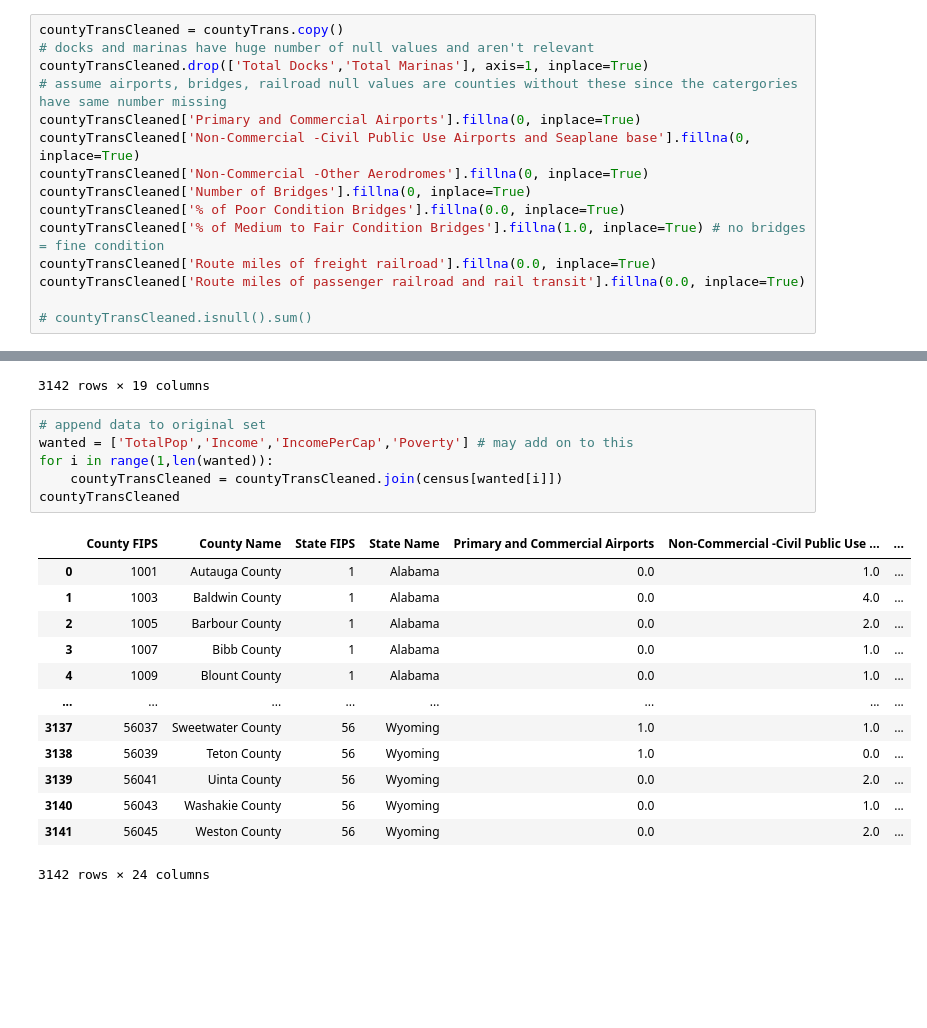
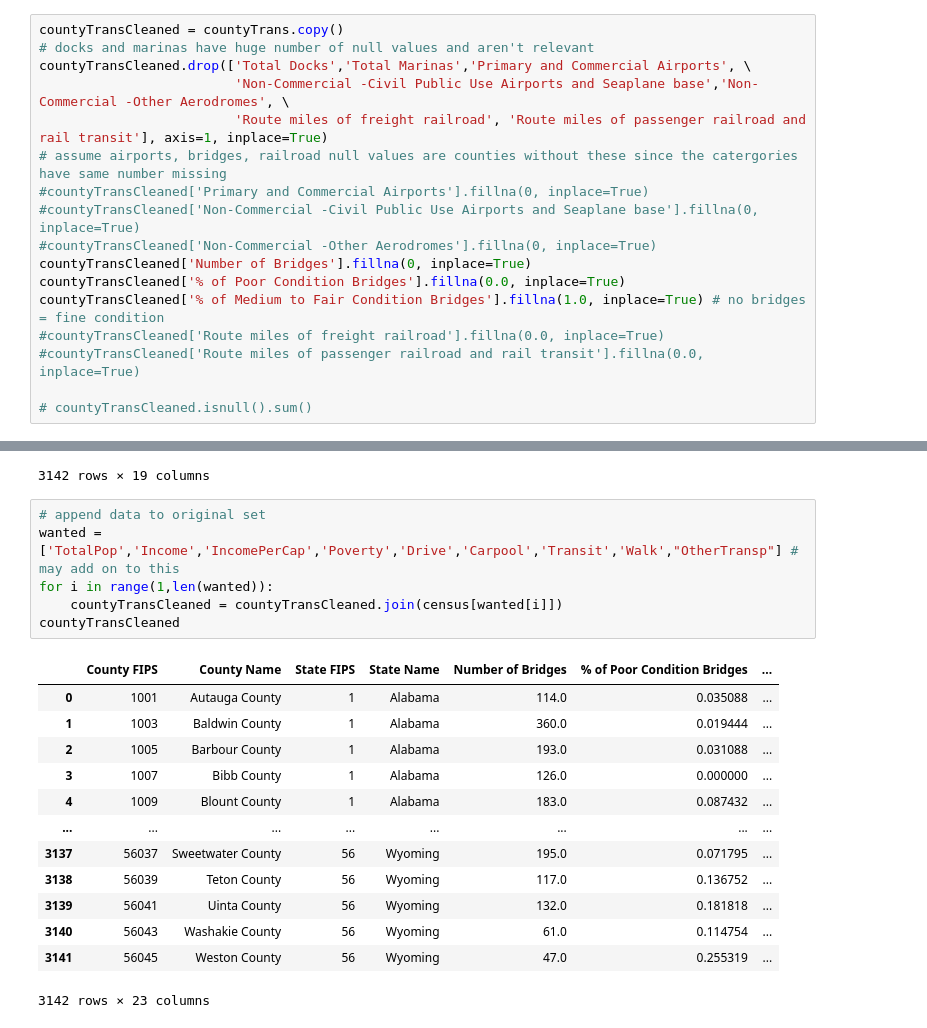
Before and after one commit to c-biancone/ISCH-370_Project, a Jupyter notebook: ISCH370_Group2.ipynb, the cells around one changed output, grey strips where cells are left out. Saved outputs shown, nothing was run; the diff lists cells and outputs as text; blank space fills up the shorter version.

```diff
--- a/ISCH370_Group2.ipynb
+++ b/ISCH370_Group2.ipynb
@@ -45,16 +65,18 @@ dtype: int64
 # %%
 countyTransCleaned = countyTrans.copy()
 # docks and marinas have huge number of null values and aren't relevant
-countyTransCleaned.drop(['Total Docks','Total Marinas'], axis=1, inplace=True)
+countyTransCleaned.drop(['Total Docks','Total Marinas','Primary and Commercial Airports', \
+                         'Non-Commercial -Civil Public Use Airports and Seaplane base','Non-Commercial -Other Aerodromes', \
+                         'Route miles of freight railroad', 'Route miles of passenger railroad and rail transit'], axis=1, inplace=True)
 # assume airports, bridges, railroad null values are counties without these since the catergories have same number missing
-countyTransCleaned['Primary and Commercial Airports'].fillna(0, inplace=True)
-countyTransCleaned['Non-Commercial -Civil Public Use Airports and Seaplane base'].fillna(0, inplace=True)
-countyTransCleaned['Non-Commercial -Other Aerodromes'].fillna(0, inplace=True)
+#countyTransCleaned['Primary and Commercial Airports'].fillna(0, inplace=True)
+#countyTransCleaned['Non-Commercial -Civil Public Use Airports and Seaplane base'].fillna(0, inplace=True)
+#countyTransCleaned['Non-Commercial -Other Aerodromes'].fillna(0, inplace=True)
 countyTransCleaned['Number of Bridges'].fillna(0, inplace=True)
 countyTransCleaned['% of Poor Condition Bridges'].fillna(0.0, inplace=True)
 countyTransCleaned['% of Medium to Fair Condition Bridges'].fillna(1.0, inplace=True) # no bridges = fine condition
-countyTransCleaned['Route miles of freight railroad'].fillna(0.0, inplace=True)
-countyTransCleaned['Route miles of passenger railroad and rail transit'].fillna(0.0, inplace=True)
+#countyTransCleaned['Route miles of freight railroad'].fillna(0.0, inplace=True)
+#countyTransCleaned['Route miles of passenger railroad and rail transit'].fillna(0.0, inplace=True)
 
 # countyTransCleaned.isnull().sum()
 # %%
@@ -190,21 +240,21 @@ census
 3142 rows × 19 columns
 # %%
 # append data to original set
-wanted = ['TotalPop','Income','IncomePerCap','Poverty'] # may add on to this
+wanted = ['TotalPop','Income','IncomePerCap','Poverty','Drive','Carpool','Transit','Walk',"OtherTransp"] # may add on to this
 for i in range(1,len(wanted)):
     countyTransCleaned = countyTransCleaned.join(census[wanted[i]])
 countyTransCleaned
 # %% [output]
-|  | County FIPS | County Name | State FIPS | State Name | Primary and Commercial Airports | Non-Commercial -Civil Public Use ... | ... |
-| 0 | 1001 | Autauga County | 1 | Alabama | 0.0 | 1.0 | ... |
-| 1 | 1003 | Baldwin County | 1 | Alabama | 0.0 | 4.0 | ... |
-| 2 | 1005 | Barbour County | 1 | Alabama | 0.0 | 2.0 | ... |
-| 3 | 1007 | Bibb County | 1 | Alabama | 0.0 | 1.0 | ... |
-| 4 | 1009 | Blount County | 1 | Alabama | 0.0 | 1.0 | ... |
+|  | County FIPS | County Name | State FIPS | State Name | Number of Bridges | % of Poor Condition Bridges | ... |
+| 0 | 1001 | Autauga County | 1 | Alabama | 114.0 | 0.035088 | ... |
+| 1 | 1003 | Baldwin County | 1 | Alabama | 360.0 | 0.019444 | ... |
+| 2 | 1005 | Barbour County | 1 | Alabama | 193.0 | 0.031088 | ... |
+| 3 | 1007 | Bibb County | 1 | Alabama | 126.0 | 0.000000 | ... |
+| 4 | 1009 | Blount County | 1 | Alabama | 183.0 | 0.087432 | ... |
 | ... | ... | ... | ... | ... | ... | ... | ... |
-| 3137 | 56037 | Sweetwater County | 56 | Wyoming | 1.0 | 1.0 | ... |
-| 3138 | 56039 | Teton County | 56 | Wyoming | 1.0 | 0.0 | ... |
-| 3139 | 56041 | Uinta County | 56 | Wyoming | 0.0 | 2.0 | ... |
-| 3140 | 56043 | Washakie County | 56 | Wyoming | 0.0 | 1.0 | ... |
-| 3141 | 56045 | Weston County | 56 | Wyoming | 0.0 | 2.0 | ... |
+| 3137 | 56037 | Sweetwater County | 56 | Wyoming | 195.0 | 0.071795 | ... |
+| 3138 | 56039 | Teton County | 56 | Wyoming | 117.0 | 0.136752 | ... |
+| 3139 | 56041 | Uinta County | 56 | Wyoming | 132.0 | 0.181818 | ... |
+| 3140 | 56043 | Washakie County | 56 | Wyoming | 61.0 | 0.114754 | ... |
+| 3141 | 56045 | Weston County | 56 | Wyoming | 47.0 | 0.255319 | ... |
-3142 rows × 24 columns
+3142 rows × 23 columns
```
Also changed, not shown: parts of 19 cells of this notebook.
